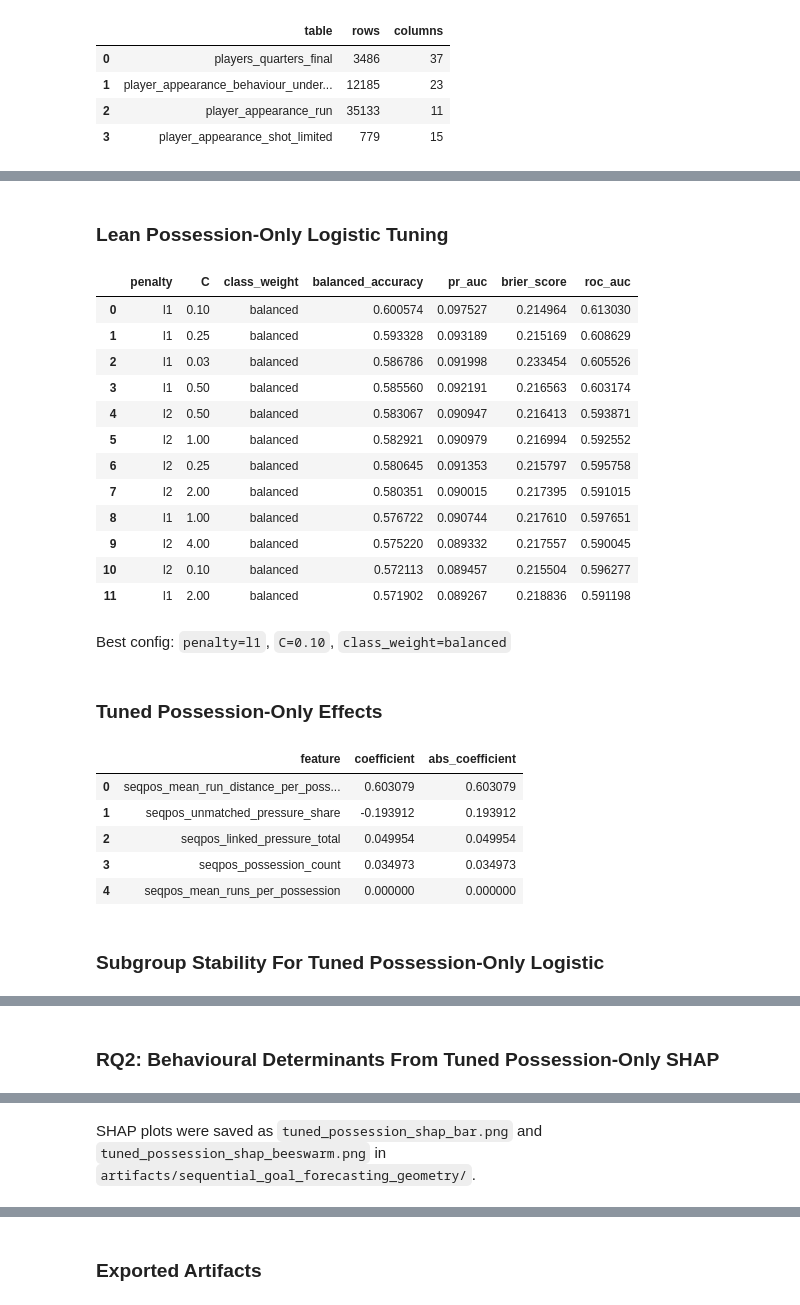
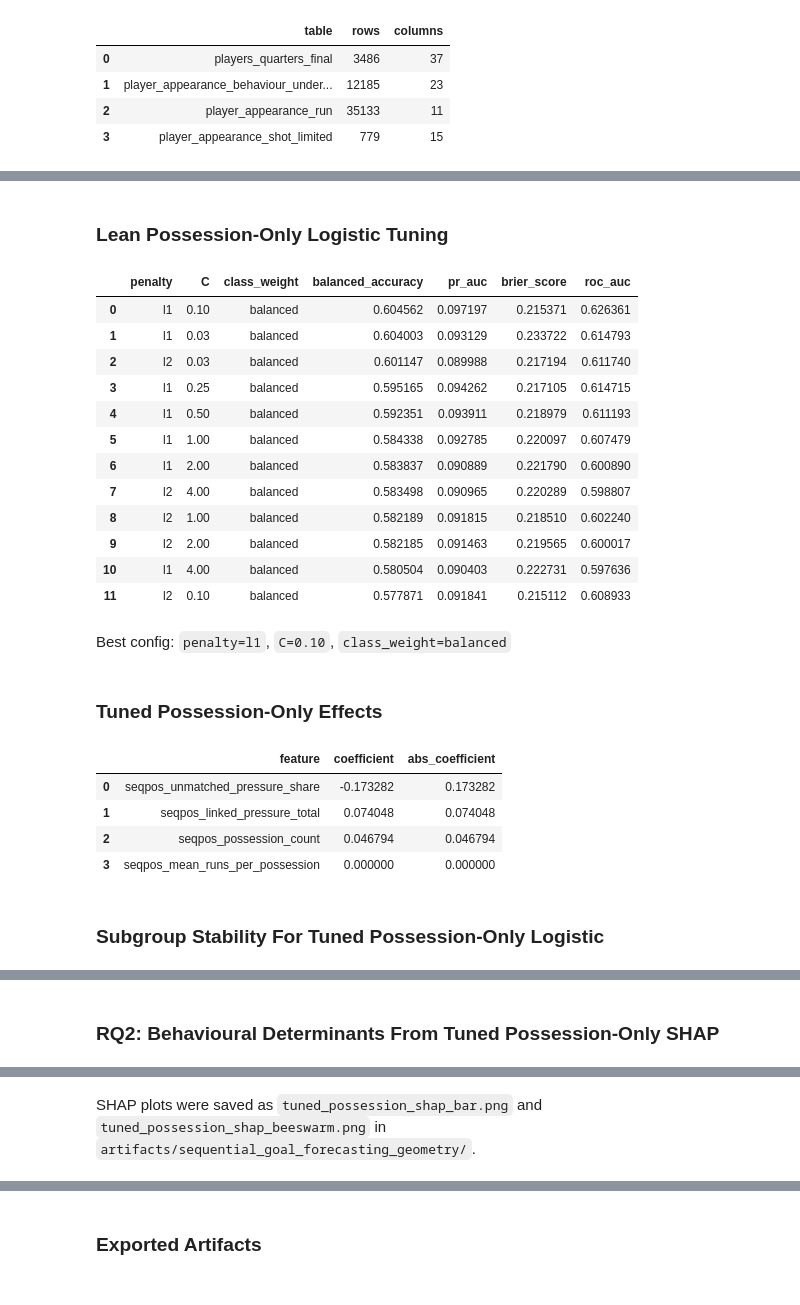
Before and after one commit to janwolyniak/WEC_26, a Jupyter notebook: notebooks/sequential_goal_forecasting_geometry.ipynb, the cells around one changed output, grey strips where cells are left out. Saved outputs shown, nothing was run; the diff lists cells and outputs as text; code cells hidden in the pictures.

```diff
--- a/notebooks/sequential_goal_forecasting_geometry.ipynb
+++ b/notebooks/sequential_goal_forecasting_geometry.ipynb
@@ -71,18 +71,12 @@ BASE_FEATURE_COLUMNS = [
     'minutes_available_before_checkpoint',
     'last15_sprints',
     'last15_hsr',
-    'last15_distance',
-    'last15_mean_max_speed',
-    'last15_peak_speed',
     'last15_shots',
     'last15_shots_on_target',
     'last15_shots_under_press',
     'last15_shots_top_third',
     'cumul_sprints',
     'cumul_hsr',
-    'cumul_distance',
-    'cumul_mean_max_speed',
-    'cumul_peak_speed',
     'cumul_shots',
     'cumul_shots_on_target',
     'cumul_shots_under_press',
@@ -103,8 +97,6 @@ TRIMMED_SEQ15M_FEATURES = [
 TRIMMED_SEQPOS_FEATURES = [
     'seqpos_possession_count',
     'seqpos_mean_runs_per_possession',
-    'seqpos_mean_run_distance_per_possession',
-    'seqpos_max_run_distance_per_possession',
     'seqpos_mean_possession_span',
     'seqpos_linked_pressure_total',
     'seqpos_possessions_with_linked_pressure_share',
@@ -122,7 +114,6 @@ LEAN_SEQ15M_FEATURES = [
 LEAN_SEQPOS_FEATURES = [
     'seqpos_possession_count',
     'seqpos_mean_runs_per_possession',
-    'seqpos_mean_run_distance_per_possession',
     'seqpos_linked_pressure_total',
     'seqpos_unmatched_pressure_share',
 ]
@@ -200,7 +191,7 @@ def build_preprocessor(feature_columns: list[str]) -> ColumnTransformer:
                 'num',
                 Pipeline(
                     steps=[
-                        ('imputer', SimpleImputer(strategy='constant', fill_value=0.0)),
+                        ('imputer', SimpleImputer(strategy='constant', fill_value=0)),
                         ('scaler', StandardScaler()),
                     ]
                 ),
@@ -490,9 +481,6 @@ for row in base.itertuples(index=False):
             else 0.0,
             'pressure_forward_count': int(pressure_min['forward_angle_flag'].sum()) if not pressure_min.empty else 0,
             'run_count': int(len(runs_min)),
-            'run_distance_sum': float(runs_min['distance'].sum()) if not runs_min.empty else 0.0,
-            'run_mean_speed': float(runs_min['max_speed'].mean()) if not runs_min.empty else 0.0,
-            'run_max_speed': float(runs_min['max_speed'].max()) if not runs_min.empty else 0.0,
             'run_top_share': float(runs_min['stage'].eq('top').mean()) if not runs_min.empty else 0.0,
             'run_middle_share': float(runs_min['stage'].eq('middle').mean()) if not runs_min.empty else 0.0,
             'run_bottom_share': float(runs_min['stage'].eq('bottom').mean()) if not runs_min.empty else 0.0,
@@ -537,10 +525,6 @@ for row in base.itertuples(index=False):
         angle_concentration = 0.0
         directional_change_deg = 0.0
 
-    rich_following_run_distance = minute_df.loc[
-        pressure_rich_mask.shift(fill_value=False),
-        'run_distance_sum',
-    ]
     forward_shot_counts = minute_df.loc[forward_pressure_or_previous_mask, 'shot_count']
     forward_up_shot_counts = minute_df.loc[
         forward_pressure_or_previous_mask,
@@ -554,7 +538,7 @@ for row in base.itertuples(index=False):
 
     possession_parts = []
     if not runs_pre.empty:
-        runs_part = runs_pre[['event_cont_min', 'possession', 'distance']].copy()
+        runs_part = runs_pre[['event_cont_min', 'possession']].copy()
         runs_part['run_count'] = 1
         runs_part['shot_count'] = 0
         runs_part['linked_pressure_count'] = 0
@@ -562,7 +546,6 @@ for row in base.itertuples(index=False):
         possession_parts.append(runs_part)
     if not shots_pre.empty:
         shots_part = shots_pre[['event_cont_min', 'possession']].copy()
-        shots_part['distance'] = 0.0
         shots_part['run_count'] = 0
         shots_part['shot_count'] = 1
         shots_part['linked_pressure_count'] = 0
@@ -571,7 +554,6 @@ for row in base.itertuples(index=False):
     if not linked_pressure_pre.empty:
         pressure_part = linked_pressure_pre[['event_cont_min', 'linked_possession', 'forward_angle_flag']].copy()
         pressure_part.rename(columns={'linked_possession': 'possession'}, inplace=True)
-        pressure_part['distance'] = 0.0
         pressure_part['run_count'] = 0
         pressure_part['shot_count'] = 0
         pressure_part['linked_pressure_count'] = 1
@@ -586,7 +568,6 @@ for row in base.itertuples(index=False):
                 possession_min=('event_cont_min', 'min'),
                 possession_max=('event_cont_min', 'max'),
                 run_count=('run_count', 'sum'),
-                run_distance_sum=('distance', 'sum'),
                 shot_count=('shot_count', 'sum'),
                 linked_pressure_count=('linked_pressure_count', 'sum'),
                 forward_pressure_count=('forward_pressure_count', 'sum'),
@@ -603,7 +584,6 @@ for row in base.itertuples(index=False):
                 'possession_min',
                 'possession_max',
                 'run_count',
-                'run_distance_sum',
                 'shot_count',
                 'linked_pressure_count',
                 'forward_pressure_count',
@@ -628,7 +608,6 @@ for row in base.itertuples(index=False):
             'seq15m_pressure_total': int(minute_df['pressure_count'].sum()),
             'seq15m_pressure_turnover_total': int(minute_df['pressure_turnover_count'].sum()),
             'seq15m_run_total': int(minute_df['run_count'].sum()),
-            'seq15m_run_distance_total': float(minute_df['run_distance_sum'].sum()),
             'seq15m_shot_total': int(minute_df['shot_count'].sum()),
             'seq15m_shot_under_pressure_total': int(minute_df['shot_under_pressure_count'].sum()),
             'seq15m_pressure_angle_availability_rate': safe_rate(
@@ -654,9 +633,6 @@ for row in base.itertuples(index=False):
                 int(((minute_df['pressure_count'] > 0) & (minute_df['run_count'] > 0)).sum()),
                 int((minute_df['pressure_count'] > 0).sum()),
             ),
-            'seq15m_run_distance_after_pressure_rich_mean': float(rich_following_run_distance.mean())
-            if len(rich_following_run_distance)
-            else 0.0,
             'seq15m_shots_same_or_next_min_after_pressure': int(
                 minute_df.loc[pressure_or_previous_mask, 'shot_count'].sum()
             ),
@@ -680,7 +656,7 @@ for row in base.itertuples(index=False):
                 minute_df['pressure_count'].to_numpy(dtype=float)
             ),
             'seq15m_run_intensity_slope': linear_slope(
-                minute_df['run_distance_sum'].to_numpy(dtype=float)
+                minute_df['run_count'].to_numpy(dtype=float)
             ),
             'seq15m_possession_transition_total': int(minute_df['possession_transition_count'].sum()),
             'seqpos_possession_count': int(len(possession_summary)),
@@ -695,16 +671,6 @@ for row in base.itertuples(index=False):
             if not possession_summary.empty
             else 0.0,
             'seqpos_mean_runs_per_possession': float(possession_summary['run_count'].mean())
-            if not possession_summary.empty
-            else 0.0,
-            'seqpos_mean_run_distance_per_possession': float(
-                possession_summary['run_distance_sum'].mean()
-            )
-            if not possession_summary.empty
-            else 0.0,
-            'seqpos_max_run_distance_per_possession': float(
-                possession_summary['run_distance_sum'].max()
-            )
             if not possession_summary.empty
             else 0.0,
             'seqpos_mean_shots_per_possession': float(possession_summary['shot_count'].mean())
@@ -1178,7 +1144,6 @@ display(Markdown('### Subgroup Stability For Tuned Possession-Only Logistic'))
 display(tuned_possession_subgroup_stability_table)
 
 rq2_behavior_labels = {
-    'seqpos_mean_run_distance_per_possession': 'Possession run-distance intensity',
     'seqpos_mean_runs_per_possession': 'Runs per possession',
     'seqpos_possession_count': 'Count of distinct possessions before the checkpoint',
     'seqpos_linked_pressure_total': 'Strictly linked under-pressure actions inside possessions',
@@ -1240,9 +1205,7 @@ tuned_possession_shap_table['effect_strength'] = np.where(
     ),
 )
 tuned_possession_shap_table['rq2_takeaway'] = [
-    'Longer average run distance inside possessions is the clearest positive scoring signal.'
-    if feature == 'seqpos_mean_run_distance_per_possession'
-    else 'Higher unmatched-pressure share is the clearest negative behavioural signal.'
+    'Higher unmatched-pressure share is the clearest negative behavioural signal.'
     if feature == 'seqpos_unmatched_pressure_share'
     else 'More linked pressure actions inside possessions weakly increase later scoring probability.'
     if feature == 'seqpos_linked_pressure_total'
@@ -1259,52 +1222,51 @@ tuned_possession_shap_table.insert(0, 'importance_rank', np.arange(1, len(tuned_
 
 plt.figure(figsize=(9, 4.5))
 shap.summary_plot(
     tuned_shap_values_seqpos,
     features=tuned_seqpos_raw,
     feature_names=LEAN_SEQPOS_FEATURES,
     plot_type='bar',
     show=False,
 )
 plt.tight_layout()
 plt.savefig(ARTIFACT_DIR / 'tuned_possession_shap_bar.png', dpi=200, bbox_inches='tight')
 plt.close()
 
 plt.figure(figsize=(9, 5.5))
 shap.summary_plot(
     tuned_shap_values_seqpos,
     features=tuned_seqpos_raw,
     feature_names=LEAN_SEQPOS_FEATURES,
     show=False,
 )
 plt.tight_layout()
 plt.savefig(ARTIFACT_DIR / 'tuned_possession_shap_beeswarm.png', dpi=200, bbox_inches='tight')
 plt.close()
 
 display(Markdown('### RQ2: Behavioural Determinants From Tuned Possession-Only SHAP'))
 display(tuned_possession_shap_table)
 display(Markdown('SHAP plots were saved as `tuned_possession_shap_bar.png` and `tuned_possession_shap_beeswarm.png` in `artifacts/sequential_goal_forecasting_geometry/`.'))
 # %% [output]
 ### Lean Possession-Only Logistic Tuning
 |  | penalty | C | class_weight | balanced_accuracy | pr_auc | brier_score | roc_auc |
-| 0 | l1 | 0.10 | balanced | 0.600574 | 0.097527 | 0.214964 | 0.613030 |
-| 1 | l1 | 0.25 | balanced | 0.593328 | 0.093189 | 0.215169 | 0.608629 |
-| 2 | l1 | 0.03 | balanced | 0.586786 | 0.091998 | 0.233454 | 0.605526 |
-| 3 | l1 | 0.50 | balanced | 0.585560 | 0.092191 | 0.216563 | 0.603174 |
-| 4 | l2 | 0.50 | balanced | 0.583067 | 0.090947 | 0.216413 | 0.593871 |
-| 5 | l2 | 1.00 | balanced | 0.582921 | 0.090979 | 0.216994 | 0.592552 |
-| 6 | l2 | 0.25 | balanced | 0.580645 | 0.091353 | 0.215797 | 0.595758 |
-| 7 | l2 | 2.00 | balanced | 0.580351 | 0.090015 | 0.217395 | 0.591015 |
-| 8 | l1 | 1.00 | balanced | 0.576722 | 0.090744 | 0.217610 | 0.597651 |
-| 9 | l2 | 4.00 | balanced | 0.575220 | 0.089332 | 0.217557 | 0.590045 |
-| 10 | l2 | 0.10 | balanced | 0.572113 | 0.089457 | 0.215504 | 0.596277 |
-| 11 | l1 | 2.00 | balanced | 0.571902 | 0.089267 | 0.218836 | 0.591198 |
+| 0 | l1 | 0.10 | balanced | 0.604562 | 0.097197 | 0.215371 | 0.626361 |
+| 1 | l1 | 0.03 | balanced | 0.604003 | 0.093129 | 0.233722 | 0.614793 |
+| 2 | l2 | 0.03 | balanced | 0.601147 | 0.089988 | 0.217194 | 0.611740 |
+| 3 | l1 | 0.25 | balanced | 0.595165 | 0.094262 | 0.217105 | 0.614715 |
+| 4 | l1 | 0.50 | balanced | 0.592351 | 0.093911 | 0.218979 | 0.611193 |
+| 5 | l1 | 1.00 | balanced | 0.584338 | 0.092785 | 0.220097 | 0.607479 |
+| 6 | l1 | 2.00 | balanced | 0.583837 | 0.090889 | 0.221790 | 0.600890 |
+| 7 | l2 | 4.00 | balanced | 0.583498 | 0.090965 | 0.220289 | 0.598807 |
+| 8 | l2 | 1.00 | balanced | 0.582189 | 0.091815 | 0.218510 | 0.602240 |
+| 9 | l2 | 2.00 | balanced | 0.582185 | 0.091463 | 0.219565 | 0.600017 |
+| 10 | l1 | 4.00 | balanced | 0.580504 | 0.090403 | 0.222731 | 0.597636 |
+| 11 | l2 | 0.10 | balanced | 0.577871 | 0.091841 | 0.215112 | 0.608933 |
 Best config: `penalty=l1`, `C=0.10`, `class_weight=balanced`
 ### Tuned Possession-Only Effects
 |  | feature | coefficient | abs_coefficient |
-| 0 | seqpos_mean_run_distance_per_poss... | 0.603079 | 0.603079 |
-| 1 | seqpos_unmatched_pressure_share | -0.193912 | 0.193912 |
-| 2 | seqpos_linked_pressure_total | 0.049954 | 0.049954 |
-| 3 | seqpos_possession_count | 0.034973 | 0.034973 |
-| 4 | seqpos_mean_runs_per_possession | 0.000000 | 0.000000 |
+| 0 | seqpos_unmatched_pressure_share | -0.173282 | 0.173282 |
+| 1 | seqpos_linked_pressure_total | 0.074048 | 0.074048 |
+| 2 | seqpos_possession_count | 0.046794 | 0.046794 |
+| 3 | seqpos_mean_runs_per_possession | 0.000000 | 0.000000 |
 ### Subgroup Stability For Tuned Possession-Only Logistic
 |  | group_type | group_value | rows | positive_rate | balanced_accuracy | pr_auc | brier_score | roc_auc |
```
Also changed, not shown: parts of 7 cells of this notebook, 6 other files.
